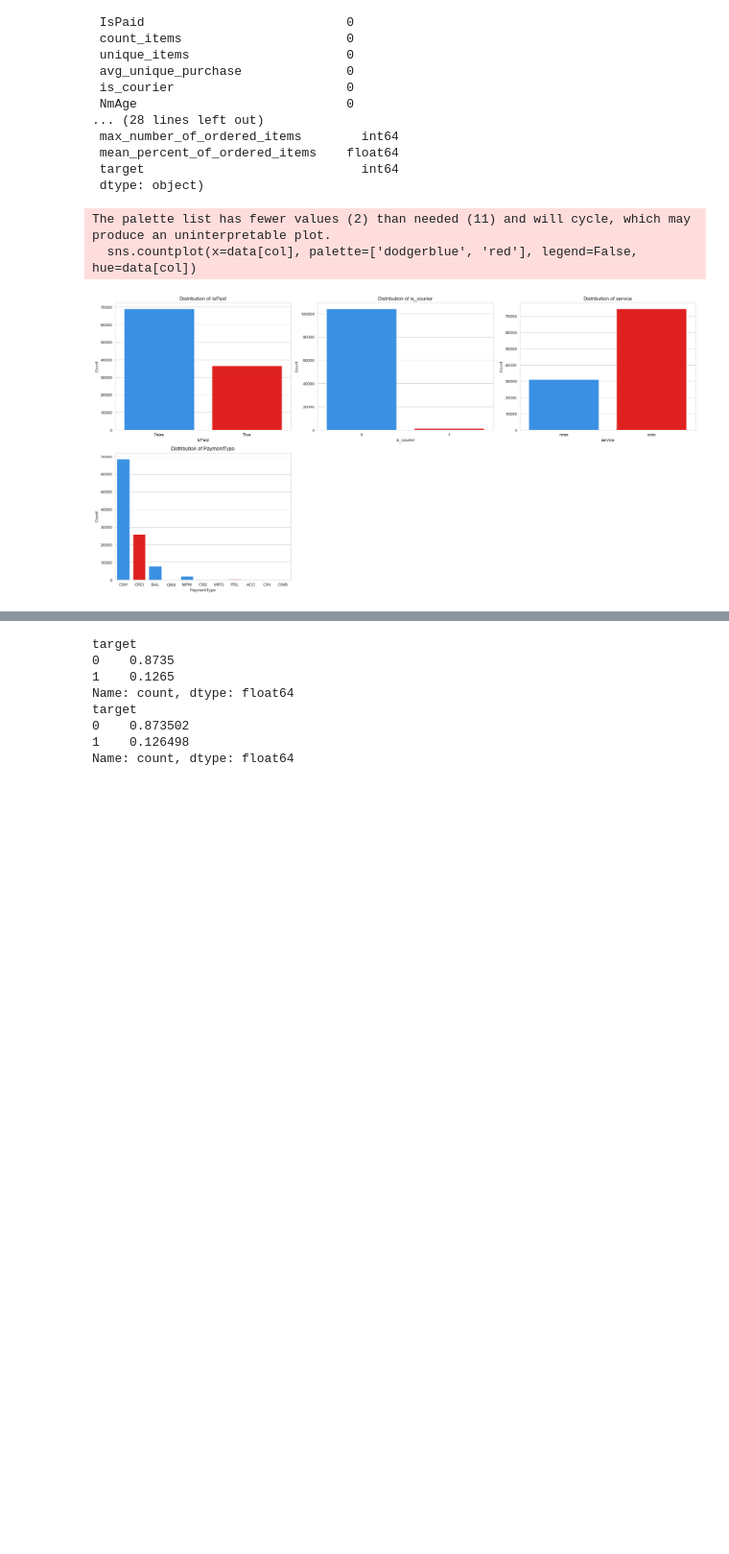
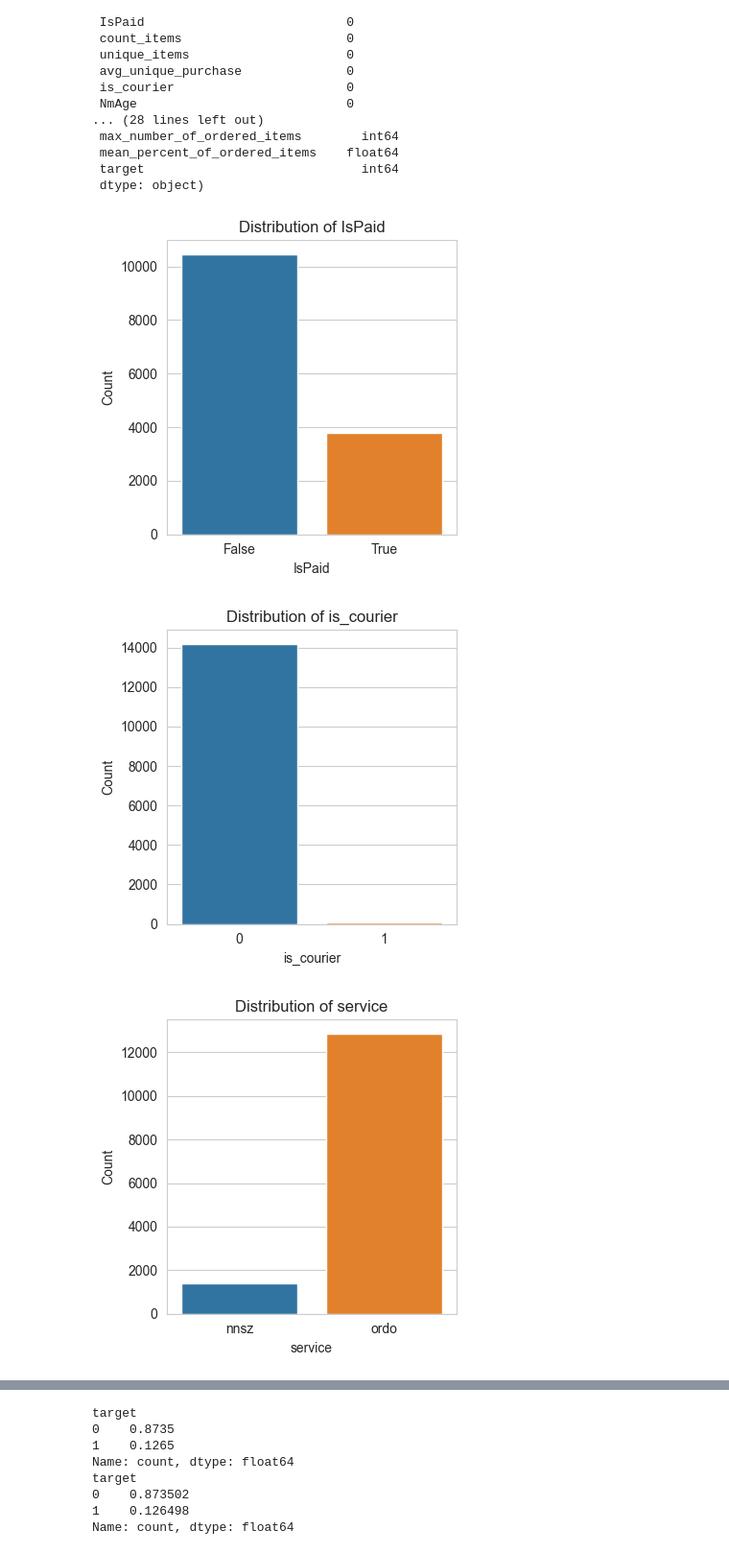
Before and after one commit to timu-ryan/wb-hackathon, a Jupyter notebook: ml/stock_detection.ipynb, the cells around one changed output, grey strips where cells are left out. Shown at 96% size. Drawn from its saved outputs; the diff is of its cells as text; code cells hidden in the pictures; blank space fills up the shorter version.

```diff
--- a/ml/stock_detection.ipynb
+++ b/ml/stock_detection.ipynb
@@ -118,26 +118,28 @@ import seaborn as sns
 import numpy as np
 
 
-
-data = pd.read_csv('df_train.csv')
+data = pd.read_csv('./data/df_test.csv')
 # Distribution
 # Setting the style for the plots
 sns.set_style('whitegrid')
 # %%
-
 # Filtering out numerical columns
 numerical_columns = data.select_dtypes(include=['float64', 'int64']).columns
 
-plt.figure(figsize=(20, 40))
+# plt.figure(figsize=(20, 40)) # прошлый формат
 
 # Plotting histograms for each numerical column
 for i, col in enumerate(numerical_columns, 1):
-    plt.subplot(len(numerical_columns), 1, i)
+
+    plt.figure(figsize=(12, 6))
+
+    # plt.subplot(len(numerical_columns), 1, i) # прошлый формат
 
     sns.histplot(
         data[col],
         color='dodgerblue',
-        bins='auto',  #из-за этого долго считается
+        # bins='auto',  #из-за этого долго считается
+        bins = 100,
         kde=True,
         edgecolor='white',
         linewidth=0.5,
@@ -146,7 +148,9 @@ for i, col in enumerate(numerical_columns, 1):
     plt.title(f'Distribution of {col}')
     plt.xlabel(col)
     plt.ylabel('Frequency')
+    plt.tight_layout()
+    plt.show()
 
-plt.tight_layout()
-plt.show()
+# plt.tight_layout() # прошлый формат
+# plt.show()
 # %% [output]
@@ -178,25 +196,23 @@ missing_values, data_types
 # %%
 # Distribution
 # Setting the style for the plots
-sns.set_style('whitegrid')
-plt.figure(figsize=(20, 10))
+# sns.set_style('whitegrid') # это уже было сверху
 
 # Distribution of all object format values
 object_columns = list(data.select_dtypes(include=['bool']).columns) + ["is_courier", "service", "PaymentType"]
 
 # Plotting count plots for each object column
 for i, col in enumerate(object_columns, 1):
-    plt.subplot(2, 3, i)
-    sns.countplot(x=data[col], palette=['dodgerblue', 'red'], legend=False, hue=data[col])
+    plt.figure(figsize=(4, 4)) if len(data[col].unique()) <= 2 else plt.figure(figsize=(12, 6))
+
+    # plt.subplot(2, 3, i)
+    sns.countplot(x=data[col], legend=False, hue=data[col])
     plt.title(f'Distribution of {col}')
     plt.xlabel(col)
     plt.ylabel('Count')
-    if i == 5: # Break the loop after the fifth plot
-        break
-
-plt.tight_layout()
-plt.show()
+    plt.tight_layout()
+    plt.show()
 # %% [output]
-The palette list has fewer values (2) than needed (11) and will cycle, which may produce an uninterpretable plot.
-  sns.countplot(x=data[col], palette=['dodgerblue', 'red'], legend=False, hue=data[col])
-[figure, old version]
+[figure, new version]
+[figure, added]
+[figure, added]
```
Also changed, not shown: parts of 8 cells of this notebook, 5 other files.
